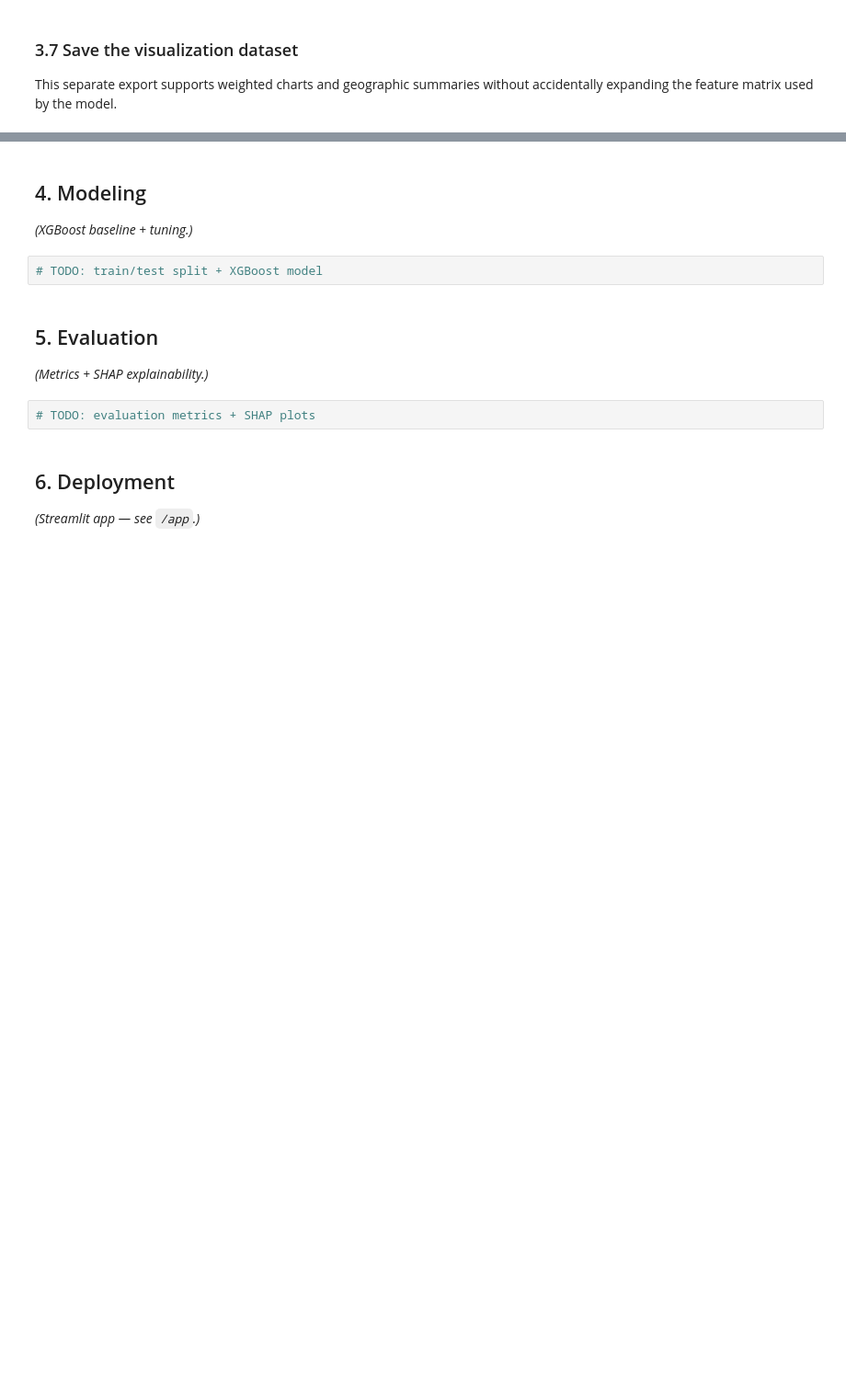
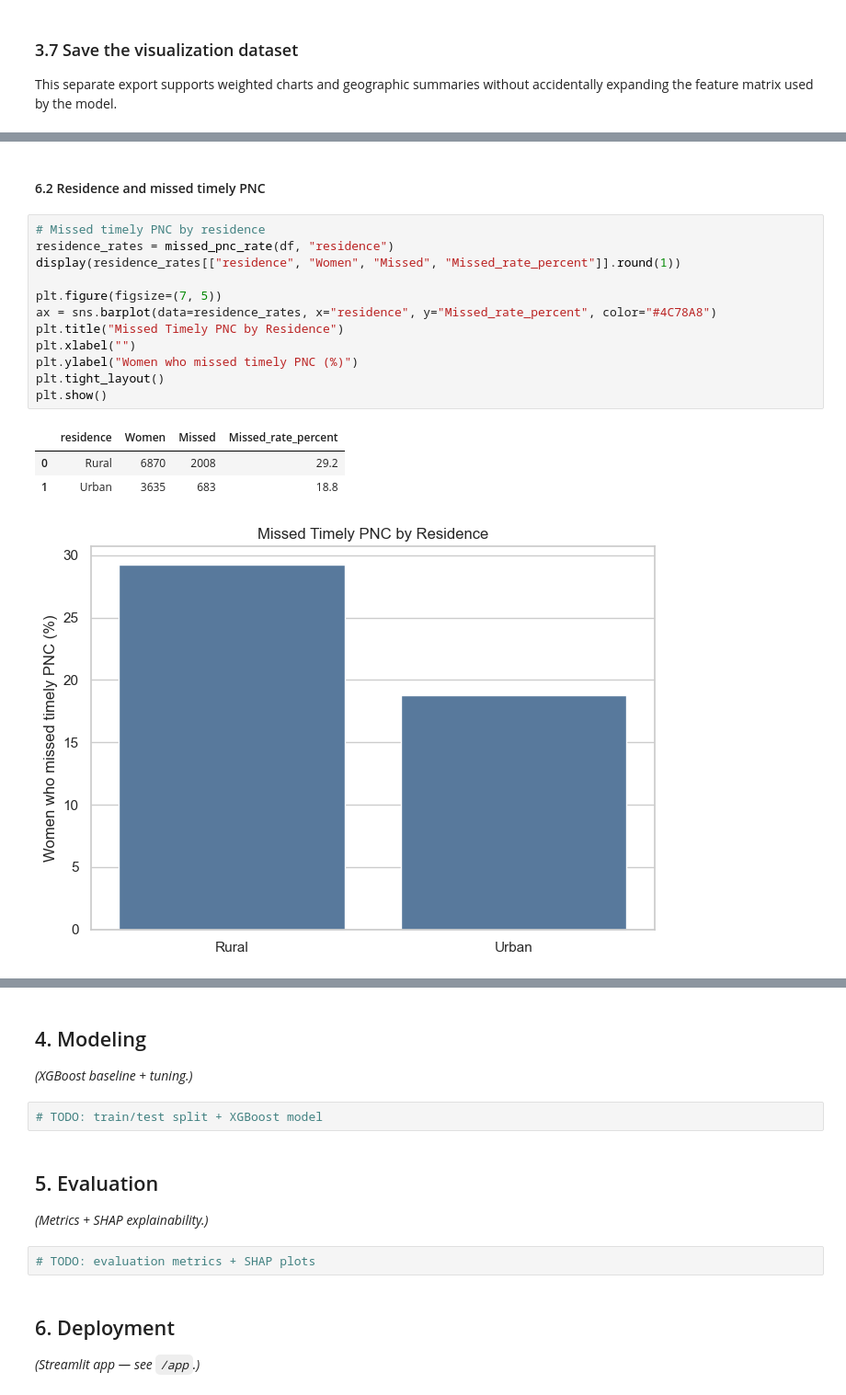
Before and after one commit to dr-baridiminer/Maternal_Health_PNC_Risk_Stratification_Capstone, a Jupyter notebook: notebooks/00_full_project.ipynb, the cells around one changed output, grey strips where cells are left out. Shown at 92% size. Drawn from its saved outputs; the diff is of its cells as text; blank space fills up the shorter version.

```diff
--- a/notebooks/00_full_project.ipynb
+++ b/notebooks/00_full_project.ipynb
@@ -748,0 +1006,19 @@ The next modelling notebook should split this data into training and test sets *
+# %% [markdown]
+#### 6.2 Residence and missed timely PNC
+# %%
+# Missed timely PNC by residence
+residence_rates = missed_pnc_rate(df, "residence")
+display(residence_rates[["residence", "Women", "Missed", "Missed_rate_percent"]].round(1))
+
+plt.figure(figsize=(7, 5))
+ax = sns.barplot(data=residence_rates, x="residence", y="Missed_rate_percent", color="#4C78A8")
+plt.title("Missed Timely PNC by Residence")
+plt.xlabel("")
+plt.ylabel("Women who missed timely PNC (%)")
+plt.tight_layout()
+plt.show()
+# %% [output]
+|  | residence | Women | Missed | Missed_rate_percent |
+| 0 | Rural | 6870 | 2008 | 29.2 |
+| 1 | Urban | 3635 | 683 | 18.8 |
+[figure, added]
```
Also changed, not shown: parts of 50 cells of this notebook.
